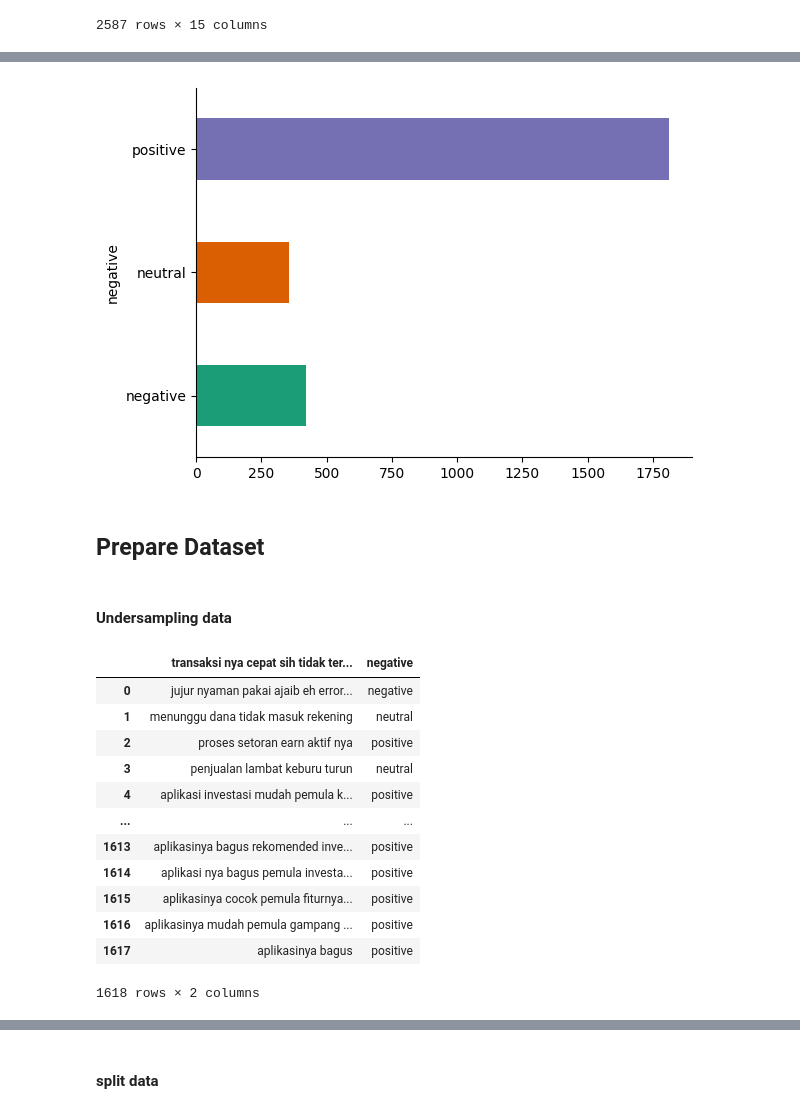
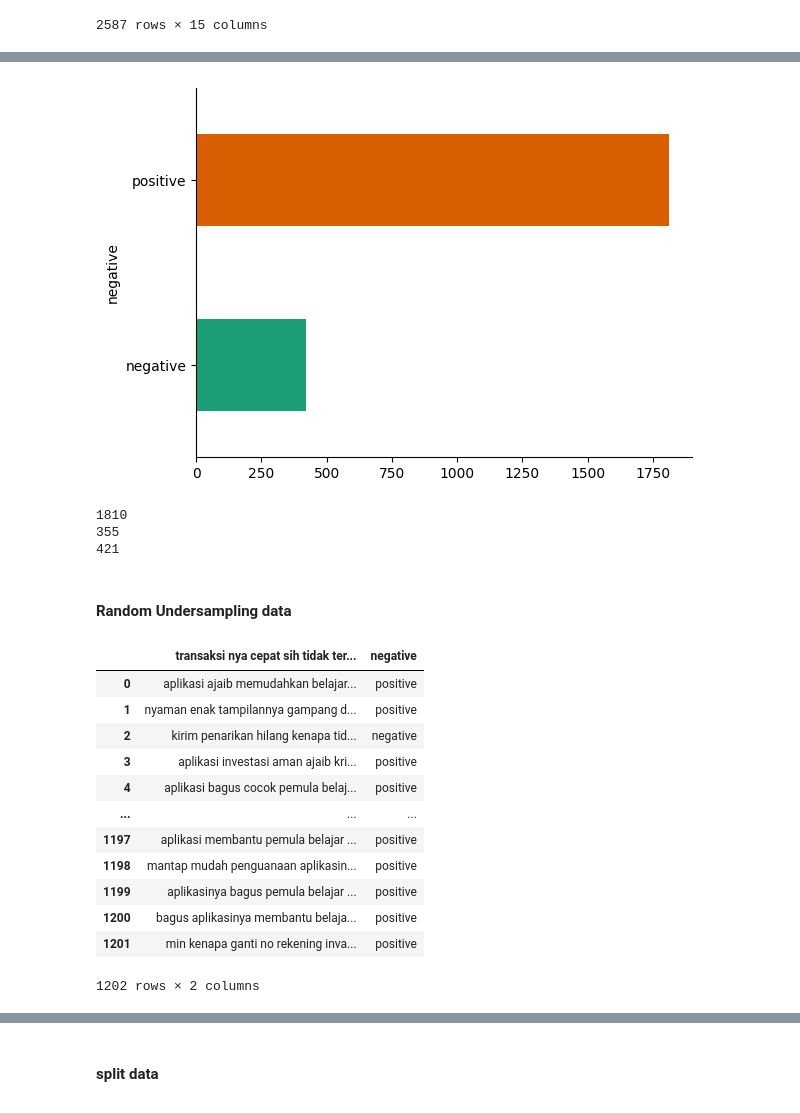
Before and after one commit to bhazheng/Final-Year-College-Project, a Jupyter notebook: Sentimen-analysis-using-IndoBERT.ipynb, the cells around one changed output, grey strips where cells are left out. Saved outputs shown, nothing was run; the diff lists cells and outputs as text; code cells hidden in the pictures.

```diff
--- a/Sentimen-analysis-using-IndoBERT.ipynb
+++ b/Sentimen-analysis-using-IndoBERT.ipynb
@@ -833,0 +922,6 @@ dtype: int64
+# %%
+labels = df.iloc[:, 1]
+
+df_negative = df[labels == 'negative']
+df_positive = df[labels == 'positive']
+df2 = pd.concat([df_negative, df_positive])
@@ -834,57 +944,64 @@ dtype: int64
 # %%
 from matplotlib import pyplot as plt
 import seaborn as sns
-df.groupby('negative').size().plot(kind='barh', color=sns.palettes.mpl_palette('Dark2'))
+df2.groupby('negative').size().plot(kind='barh', color=sns.palettes.mpl_palette('Dark2'))
 plt.gca().spines[['top', 'right',]].set_visible(False)
 # %% [output]
-[figure, old version]
+[figure, new version]
-# %% [markdown]
-## Prepare Dataset
+# %%
+print(len(df[labels == 'positive']))
+print(len(df[labels == 'neutral']))
+print(len(df[labels == 'negative']))
+# %% [output]
+1810
+355
+421
 # %% [markdown]
-#### Undersampling data
+#### Random Undersampling data
 # %%
 import pandas as pd
 from sklearn.utils import resample
 
-
 # Asumsikan kolom label berada di urutan kedua (indeks 1)
-labels = df.iloc[:, 1]
+labels = df2.iloc[:, 1]
 
 # Pisahkan dataframe berdasarkan label
-df_negative = df[labels == 'negative']
-df_positive = df[labels == 'positive']
-df_neutral = df[labels == 'neutral']
+df_negative = df2[labels == 'negative']
+df_positive = df2[labels == 'positive']
 
-# Tentukan jumlah maksimal untuk undersampling kelas positif
-max_positive_count = 2 * len(df_negative)
+
+# Tentukan jumlah sampel untuk kelas positif berdasarkan rasio 65:35 dengan kelas negatif
+desired_positive_count = int(0.65 / 0.35 * len(df_negative))
 
 # Lakukan undersampling pada kelas positif
 df_positive_undersampled = resample(df_positive,
                                     replace=False,    # tidak menggandakan data
-                                    n_samples=max_positive_count,    # jumlah sampel setelah undersampling
+                                    n_samples=min(desired_positive_count, len(df_positive)),    # jumlah sampel setelah undersampling
                                     random_state=42)  # memastikan hasil yang sama setiap kali dijalankan
 
-# Gabungkan kembali dataframe negatif dan positif yang telah di-undersampling
-df_undersampled = pd.concat([df_negative, df_neutral, df_positive_undersampled])
+# Gabungkan kembali dataframe negatif, netral, dan positif yang telah di-undersampling
+df_undersampled = pd.concat([df_negative, df_positive_undersampled])
 
 # Acak urutan data
 df_undersampled = df_undersampled.sample(frac=1, random_state=42).reset_index(drop=True)
 
 # Simpan dataframe hasil ke file CSV
-output_path = '/content/drive/MyDrive/Colab Notebooks/dataset/undersampled_file.csv'
+output_path = '/content/drive/MyDrive/Colab Notebooks/dataset/undersampled_file2.csv'
 df_undersampled.to_csv(output_path, header=False, index=False)
+
+# Tampilkan dataframe hasil
 df_undersampled
 # %% [output]
 |  | transaksi nya cepat sih tidak ter... | negative |
-| 0 | jujur nyaman pakai ajaib eh error... | negative |
-| 1 | menunggu dana tidak masuk rekening | neutral |
-| 2 | proses setoran earn aktif nya | positive |
-| 3 | penjualan lambat keburu turun | neutral |
-| 4 | aplikasi investasi mudah pemula k... | positive |
+| 0 | aplikasi ajaib memudahkan belajar... | positive |
+| 1 | nyaman enak tampilannya gampang d... | positive |
+| 2 | kirim penarikan hilang kenapa tid... | negative |
+| 3 | aplikasi investasi aman ajaib kri... | positive |
+| 4 | aplikasi bagus cocok pemula belaj... | positive |
 | ... | ... | ... |
-| 1613 | aplikasinya bagus rekomended inve... | positive |
-| 1614 | aplikasi nya bagus pemula investa... | positive |
-| 1615 | aplikasinya cocok pemula fiturnya... | positive |
-| 1616 | aplikasinya mudah pemula gampang ... | positive |
-| 1617 | aplikasinya bagus | positive |
+| 1197 | aplikasi membantu pemula belajar ... | positive |
+| 1198 | mantap mudah penguanaan aplikasin... | positive |
+| 1199 | aplikasinya bagus pemula belajar ... | positive |
+| 1200 | bagus aplikasinya membantu belaja... | positive |
+| 1201 | min kenapa ganti no rekening inva... | positive |
-1618 rows × 2 columns
+1202 rows × 2 columns
```
Also changed, not shown: parts of 52 cells of this notebook.
